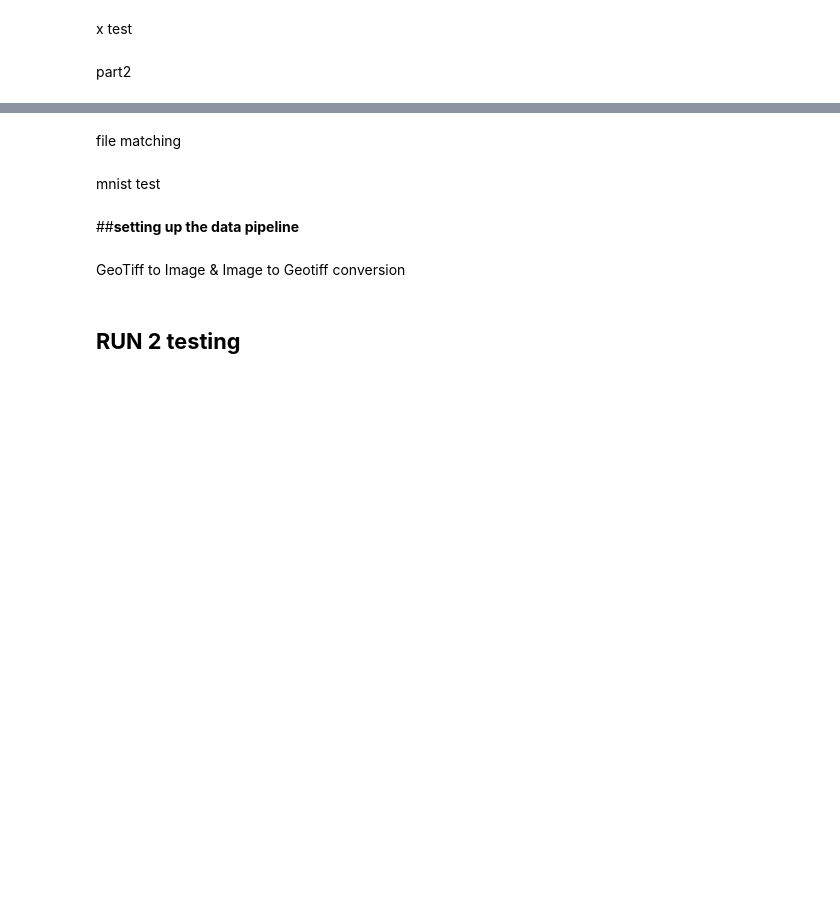
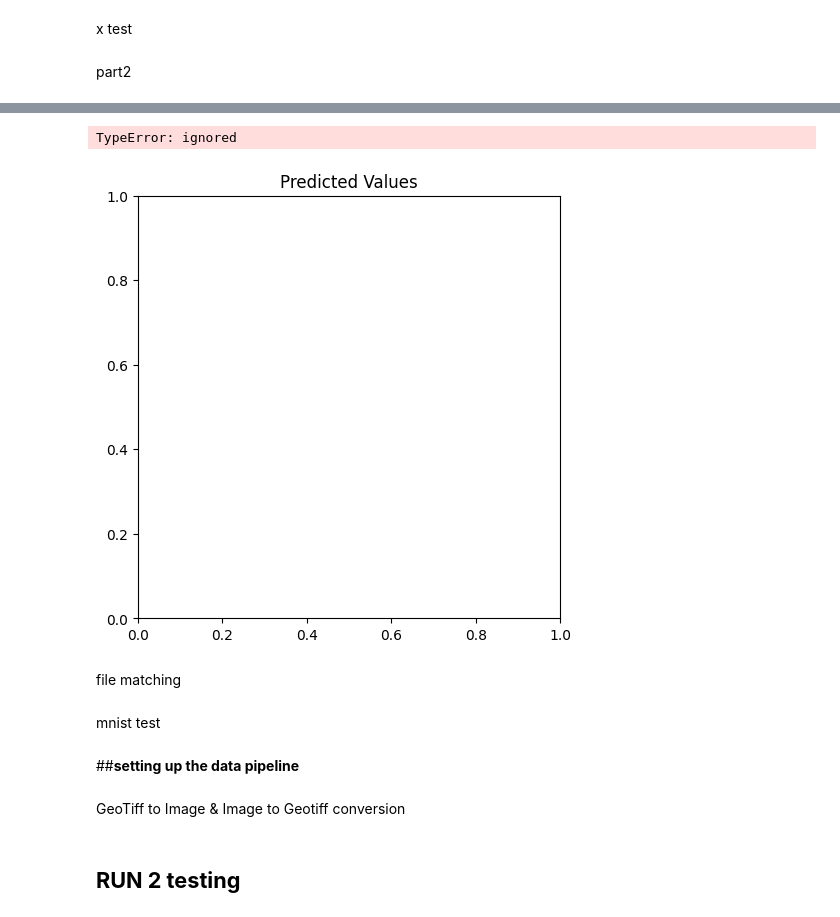
Before and after one commit to 1kaiser/Snow-cover-area-estimation, a Jupyter notebook: MLP_SnowCoverEstimate_Image_training_Parallel_JAX.ipynb, the cells around one changed output, grey strips where cells are left out. Drawn from its saved outputs; the diff is of its cells as text; code cells hidden in the pictures; blank space fills up the shorter version.

```diff
--- a/MLP_SnowCoverEstimate_Image_training_Parallel_JAX.ipynb
+++ b/MLP_SnowCoverEstimate_Image_training_Parallel_JAX.ipynb
@@ -699,0 +372,10 @@ WARNING:tensorflow:Your input ran out of data; interrupting training. Make sure
+# %%
+# Example: Assuming you have a list of test file tuples
+test_input_files = [(pair[1], pair[0])]  # Replace with actual test file paths
+
+# Process the test data and predict
+test_soil_moisture, test_elevation, test_rainfall = load_and_reproject_raster(elevation_file, test_input_files[0][0], test_input_files[0][1])
+test_data = np.dstack([test_soil_moisture, test_elevation, test_rainfall])
+test_data = np.expand_dims(test_data, axis=0)  # Reshape to add batch dimension
+
+predictions = model.predict(test_data)
@@ -700,2 +384,27 @@ WARNING:tensorflow:Your input ran out of data; interrupting training. Make sure
+# %%
+import matplotlib.pyplot as plt
+
+# Load or define actual values for the test data
+# actual_values = ...
+
+# Plotting
+plt.figure(figsize=(12, 6))
+
+# Actual values
+plt.subplot(1, 2, 1)
+plt.title("Actual Values")
+plt.imshow(actual_values)  # Replace with actual value array
+plt.colorbar()
+
+# Predicted values
+plt.subplot(1, 2, 2)
+plt.title("Predicted Values")
+plt.imshow(predictions[0])  # Assuming predictions are in the correct shape
+plt.colorbar()
+
+plt.show()
+# %% [output]
+TypeError: ignored
+[figure, added]
 # %% [markdown]
 file matching
```
Also changed, not shown: parts of 13 cells of this notebook.
